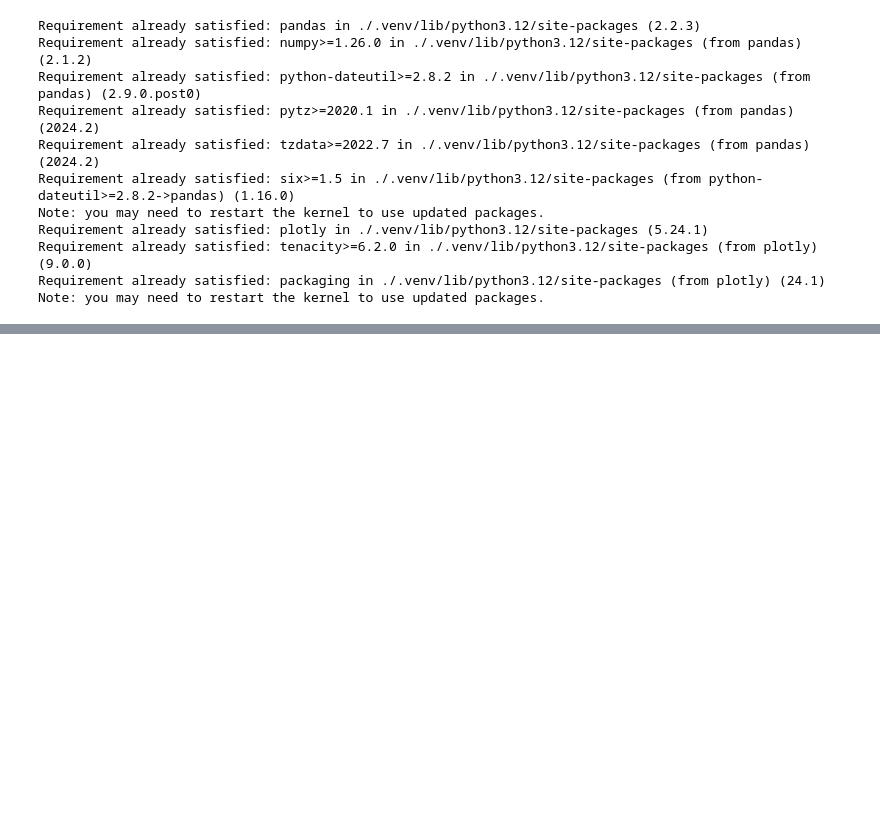
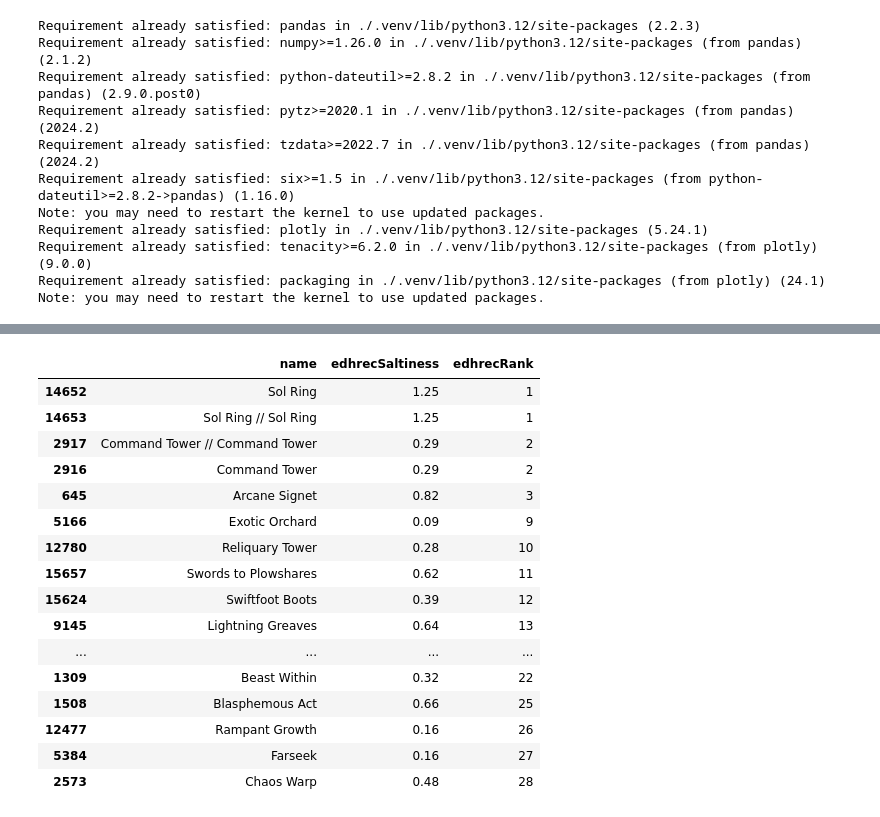
Before and after one commit to bobbywilson0/edh-salt-rank, a Jupyter notebook: notebook.ipynb, the cells around one changed output, grey strips where cells are left out. Cells and saved outputs as stored; diff of their text form; code cells hidden in the pictures; blank space fills up the shorter version.

```diff
--- a/notebook.ipynb
+++ b/notebook.ipynb
@@ -30,0 +43,20 @@ Opening in existing browser session.
+# %%
+df.sort_values(by='edhrecRank').head(20)
+# %% [output]
+|  | name | edhrecSaltiness | edhrecRank |
+| 14652 | Sol Ring | 1.25 | 1 |
+| 14653 | Sol Ring // Sol Ring | 1.25 | 1 |
+| 2917 | Command Tower // Command Tower | 0.29 | 2 |
+| 2916 | Command Tower | 0.29 | 2 |
+| 645 | Arcane Signet | 0.82 | 3 |
+| 5166 | Exotic Orchard | 0.09 | 9 |
+| 12780 | Reliquary Tower | 0.28 | 10 |
+| 15657 | Swords to Plowshares | 0.62 | 11 |
+| 15624 | Swiftfoot Boots | 0.39 | 12 |
+| 9145 | Lightning Greaves | 0.64 | 13 |
+| ... | ... | ... | ... |
+| 1309 | Beast Within | 0.32 | 22 |
+| 1508 | Blasphemous Act | 0.66 | 25 |
+| 12477 | Rampant Growth | 0.16 | 26 |
+| 5384 | Farseek | 0.16 | 27 |
+| 2573 | Chaos Warp | 0.48 | 28 |
```
Also changed, not shown: parts of 4 cells of this notebook, 1 other file.
